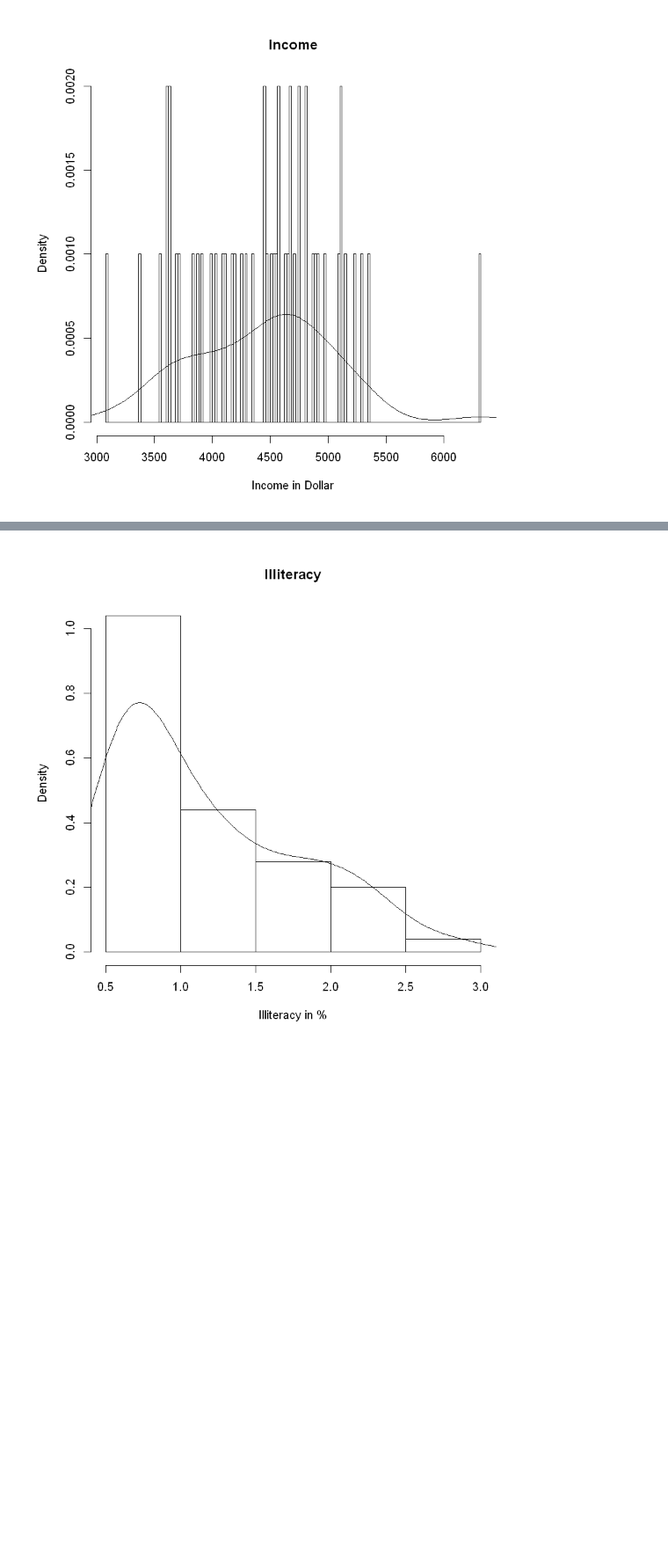
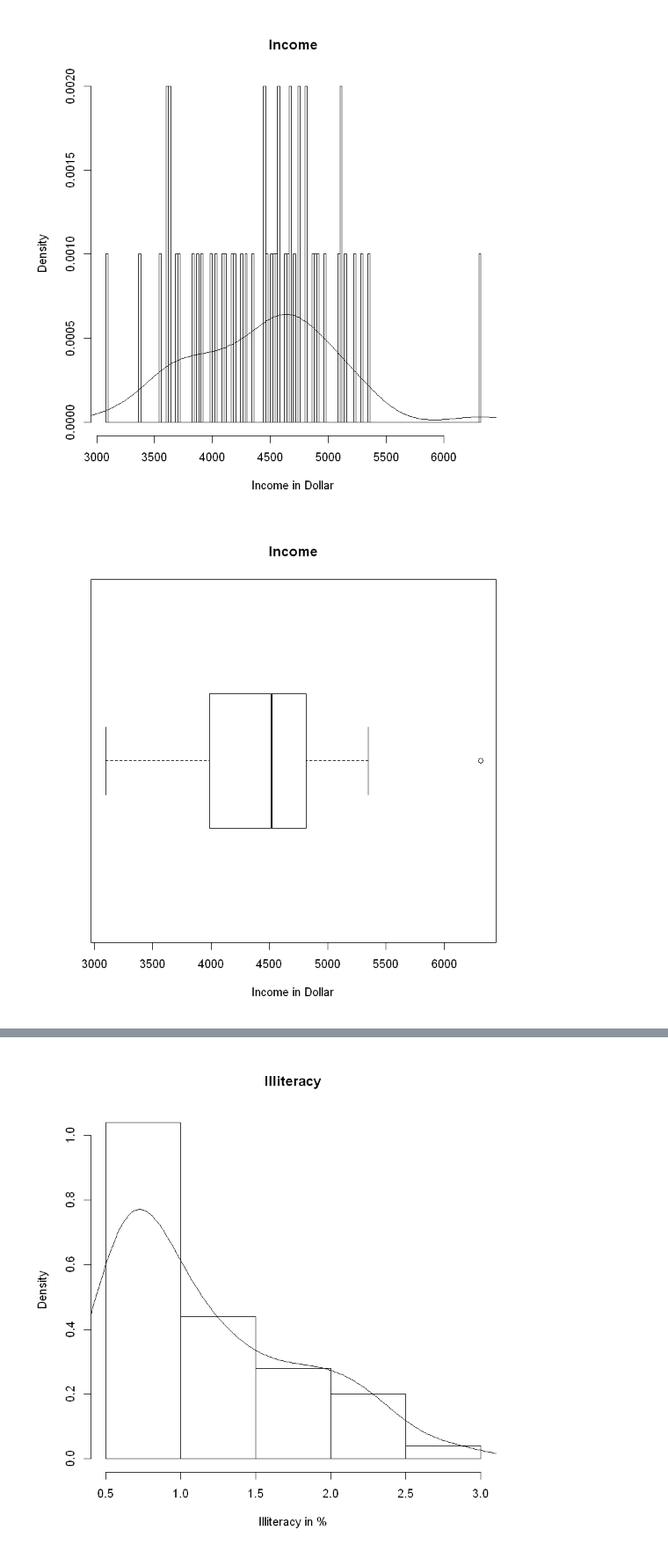
Before and after one commit to kurbaniec/everything-data-science, a Jupyter notebook: content/werkzeuge-zur-visualisierung/werkzeuge-zur-visualisierung.ipynb, the cells around one changed output, grey strips where cells are left out. Shown at 88% size. Cells and saved outputs as stored; diff of their text form; code cells hidden in the pictures; blank space fills up the shorter version.

```diff
--- a/content/werkzeuge-zur-visualisierung/werkzeuge-zur-visualisierung.ipynb
+++ b/content/werkzeuge-zur-visualisierung/werkzeuge-zur-visualisierung.ipynb
@@ -439,3 +449,7 @@ dens <- density(mystate$Income)
 lines(dens)
 # %% [output]
 [figure]
+# %%
+boxplot(mystate$Income, horizontal=TRUE, xlab="Income in Dollar", main="Income")
+# %% [output]
+[figure, added]
```
Also changed, not shown: parts of 30 cells of this notebook, 43 other files.
